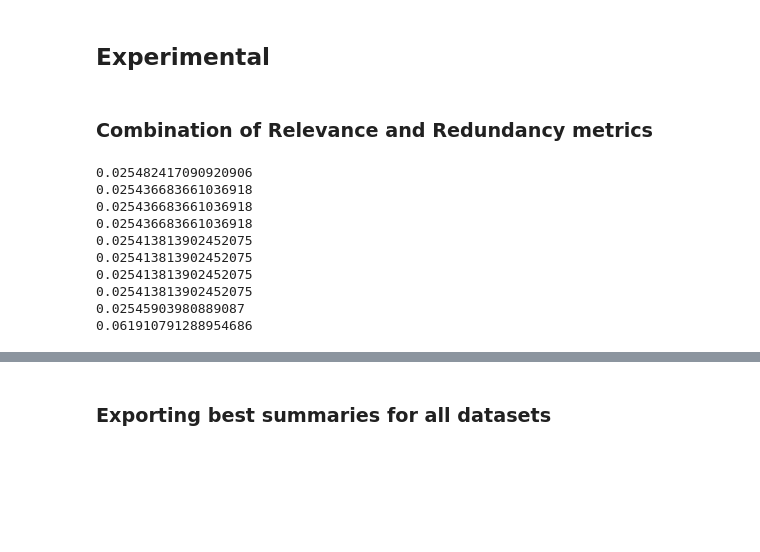
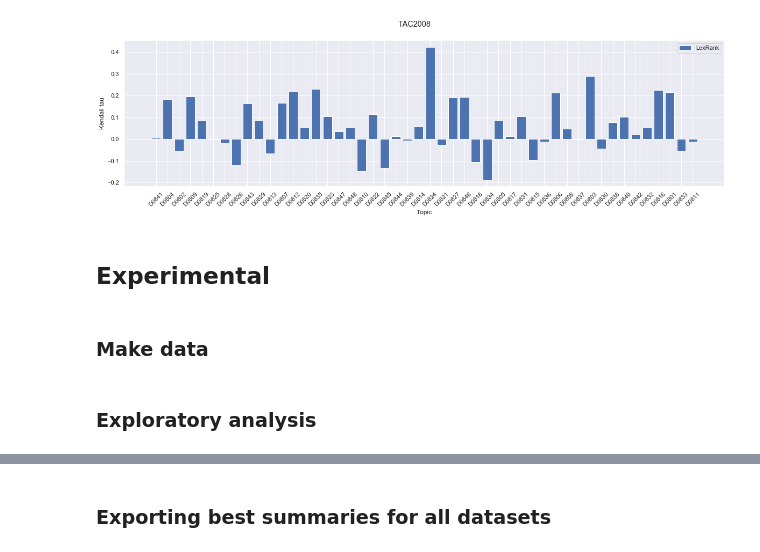
Before and after one commit to korunosk/geometry-of-text-summarization, a Jupyter notebook: main.ipynb, the cells around one changed output, grey strips where cells are left out. Cells and saved outputs as stored; diff of their text form; code cells hidden in the pictures; blank space fills up the shorter version.

```diff
--- a/main.ipynb
+++ b/main.ipynb
@@ -303,31 +135,12 @@ plt.show()
+# %%
+fig = plt.figure(figsize=(20,5))
+fig.suptitle(DATASET)
+ax = fig.add_subplot(1,1,1)
+plot_corr_coeff(ax, TOPICS[DATASET], scores[-1:])
+plt.show()
+# %% [output]
+[figure, added]
 # %% [markdown]
 ## Experimental
-# %% [markdown]
-### Combination of Relevance and Redundancy metrics
-# %%
-for alpha in np.linspace(0,1,10):
-
-    def experiment_comb(document_embs, summary_embs, indices, pyr_scores):
-        metric_1 = lambda i: semantic_spread(summary_embs[i[0]:i[1]])
-        scores_1 = calculate_scores(indices, metric_1)
-
-        lr_scores = degree_centrality_scores(cdist(document_embs, document_embs, metric='cosine'))
-        metric_2 = lambda i: lex_rank(document_embs, summary_embs[i[0]:i[1]], lr_scores)
-        scores_2 = calculate_scores(indices, metric_2)
-
-        scores = (1-alpha) * scores_1 + alpha * scores_2
-
-        return kendalltau(pyr_scores, scores)[0]
-
-    print(np.mean(execute_experiment(tac, experiment_comb)))
-# %% [output]
-0.025482417090920906
-0.025436683661036918
-0.025436683661036918
-0.025436683661036918
-0.025413813902452075
-0.025413813902452075
-0.025413813902452075
-0.025413813902452075
-0.02545903980889087
-0.061910791288954686
+# %% [markdown]
+### Make data
@@ -333,0 +169,2 @@ for alpha in np.linspace(0,1,10):
+# %% [markdown]
+### Exploratory analysis
```
Also changed, not shown: parts of 53 cells of this notebook.
